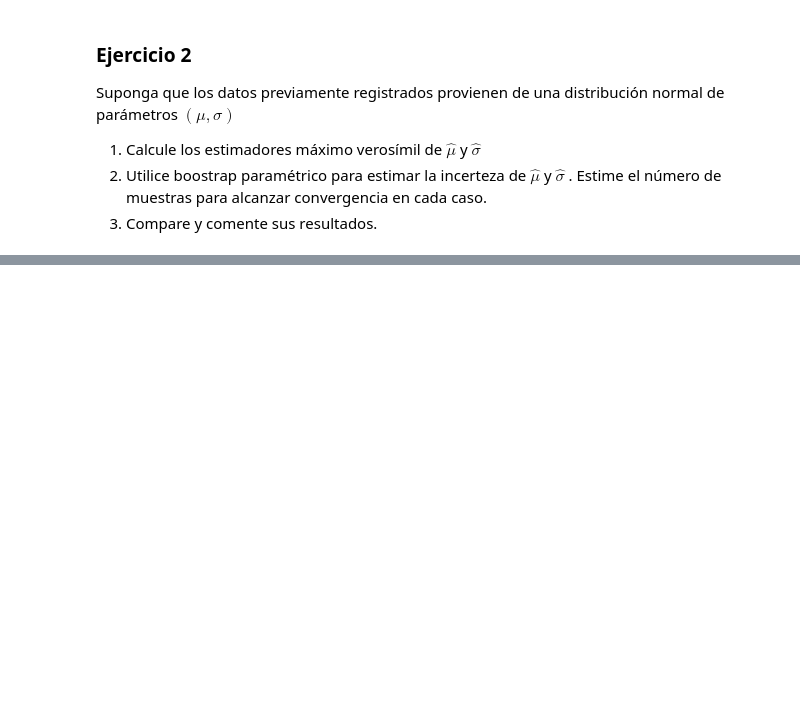
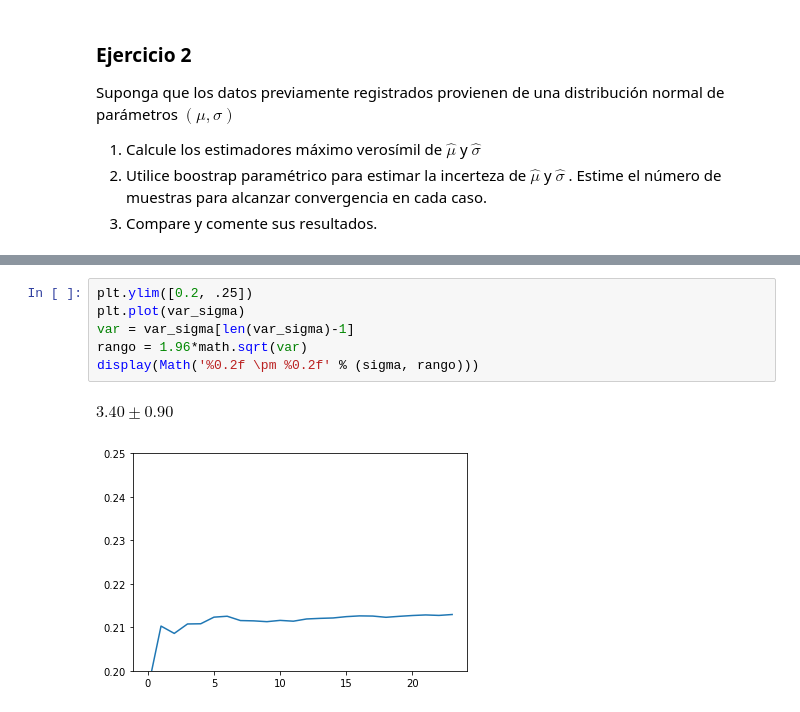
Before and after one commit to SLaraB/Simulaci-n-II-2022, a Jupyter notebook: Laboratorio4.ipynb, the cells around one changed output, grey strips where cells are left out. Drawn from its saved outputs; the diff is of its cells as text; blank space fills up the shorter version.

```diff
--- a/Laboratorio4.ipynb
+++ b/Laboratorio4.ipynb
@@ -149,0 +201,9 @@ Suponga que los datos previamente registrados provienen de una distribución nor
+# %%
+plt.ylim([0.2, .25])
+plt.plot(var_sigma)
+var = var_sigma[len(var_sigma)-1]
+rango = 1.96*math.sqrt(var)
+display(Math('%0.2f \pm %0.2f' % (sigma, rango)))
+# %% [output]
+$\displaystyle 3.40 \pm 0.90$
+[figure, added]
```
Also changed, not shown: parts of 13 cells of this notebook.
